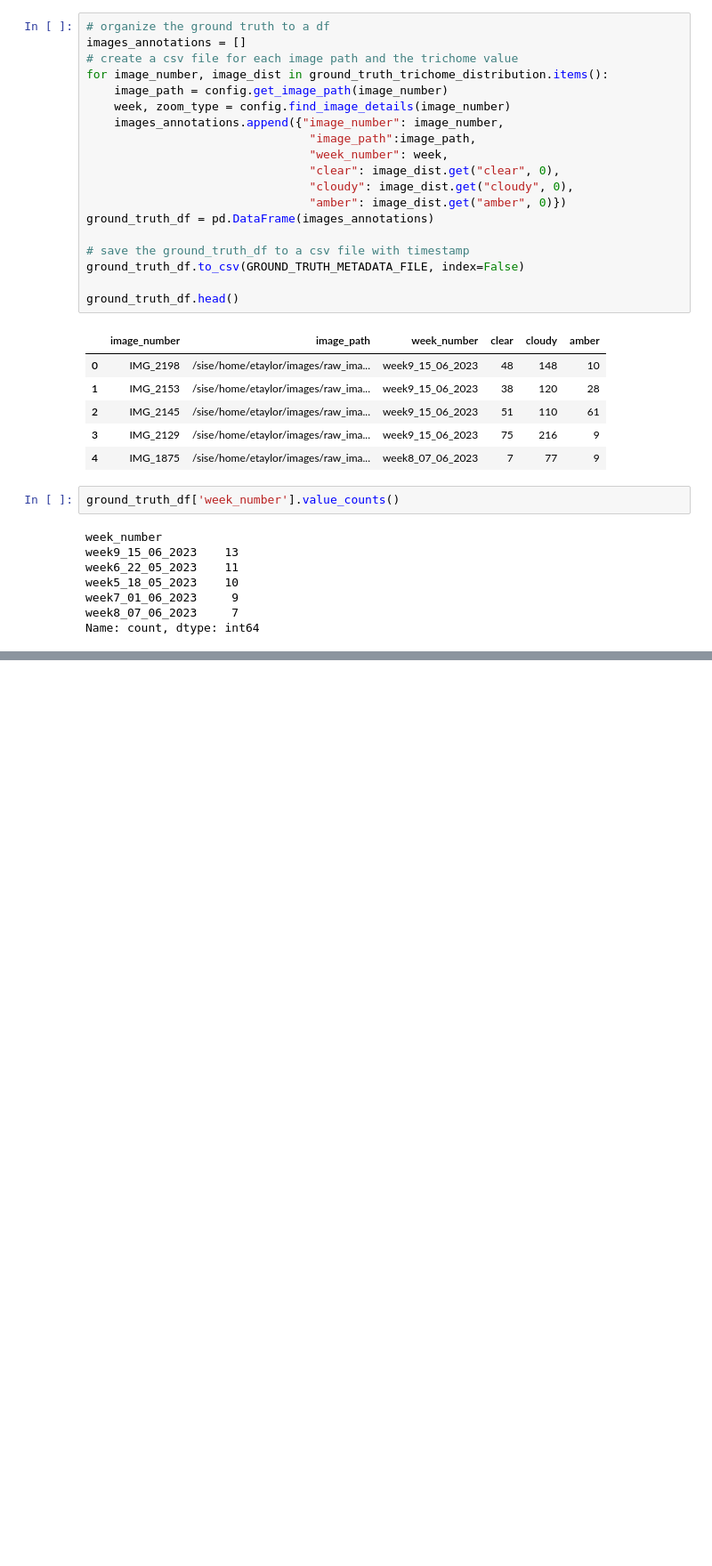
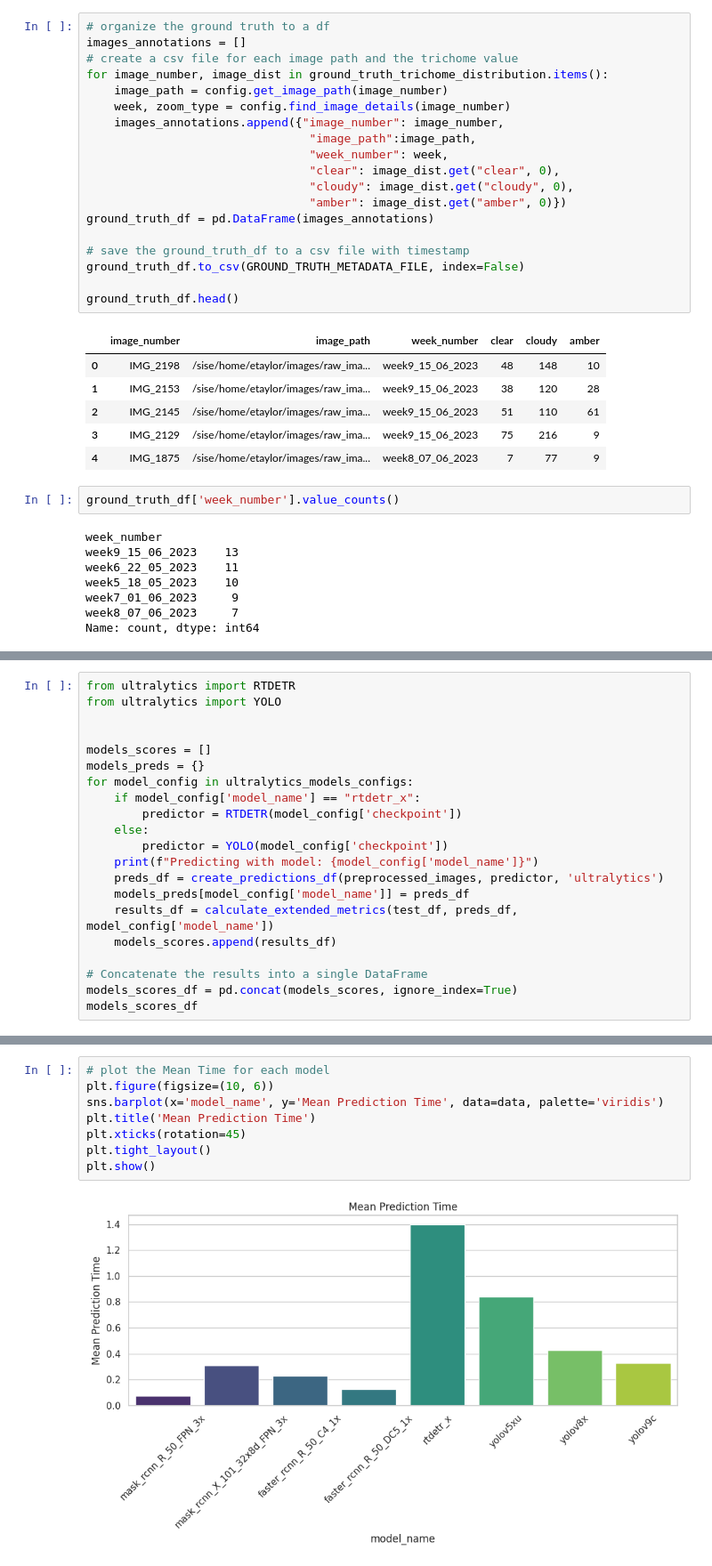
Before and after one commit to elorberb/thesis, a Jupyter notebook: src/segmentation/evaluation/compare_models_trichome_dist_prediction.ipynb, the cells around one changed output, grey strips where cells are left out. Shown at 89% size. Saved outputs shown, nothing was run; the diff lists cells and outputs as text; blank space fills up the shorter version.

```diff
--- a/src/segmentation/evaluation/compare_models_trichome_dist_prediction.ipynb
+++ b/src/segmentation/evaluation/compare_models_trichome_dist_prediction.ipynb
@@ -491,0 +405,21 @@ scores_df
+# %%
+from ultralytics import RTDETR
+from ultralytics import YOLO
+
+
+models_scores = []
+models_preds = {}
+for model_config in ultralytics_models_configs:
+    if model_config['model_name'] == "rtdetr_x":
+        predictor = RTDETR(model_config['checkpoint'])
+    else:
+        predictor = YOLO(model_config['checkpoint'])
+    print(f"Predicting with model: {model_config['model_name']}")
+    preds_df = create_predictions_df(preprocessed_images, predictor, 'ultralytics')
+    models_preds[model_config['model_name']] = preds_df
+    results_df = calculate_extended_metrics(test_df, preds_df, model_config['model_name'])
+    models_scores.append(results_df)
+
+# Concatenate the results into a single DataFrame
+models_scores_df = pd.concat(models_scores, ignore_index=True)
+models_scores_df
@@ -491,0 +547,10 @@ scores_df
+# %%
+# plot the Mean Time for each model
+plt.figure(figsize=(10, 6))
+sns.barplot(x='model_name', y='Mean Prediction Time', data=data, palette='viridis')
+plt.title('Mean Prediction Time')
+plt.xticks(rotation=45)
+plt.tight_layout()
+plt.show()
+# %% [output]
+[figure, added]
```
Also changed, not shown: parts of 58 cells of this notebook, 27 other files.
